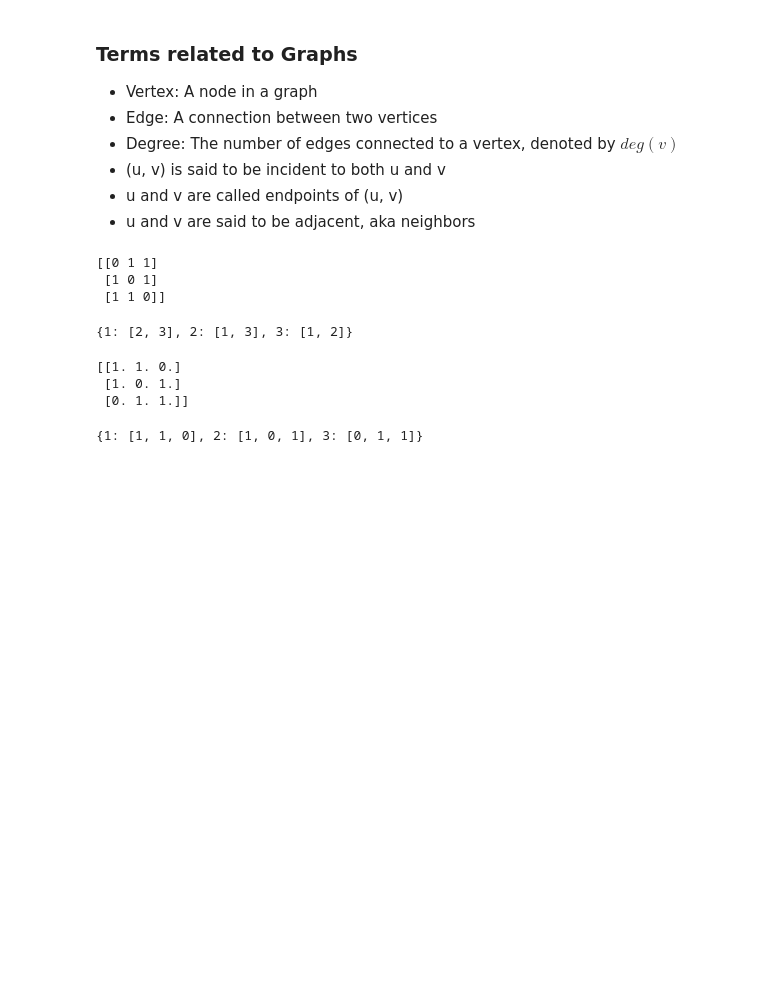
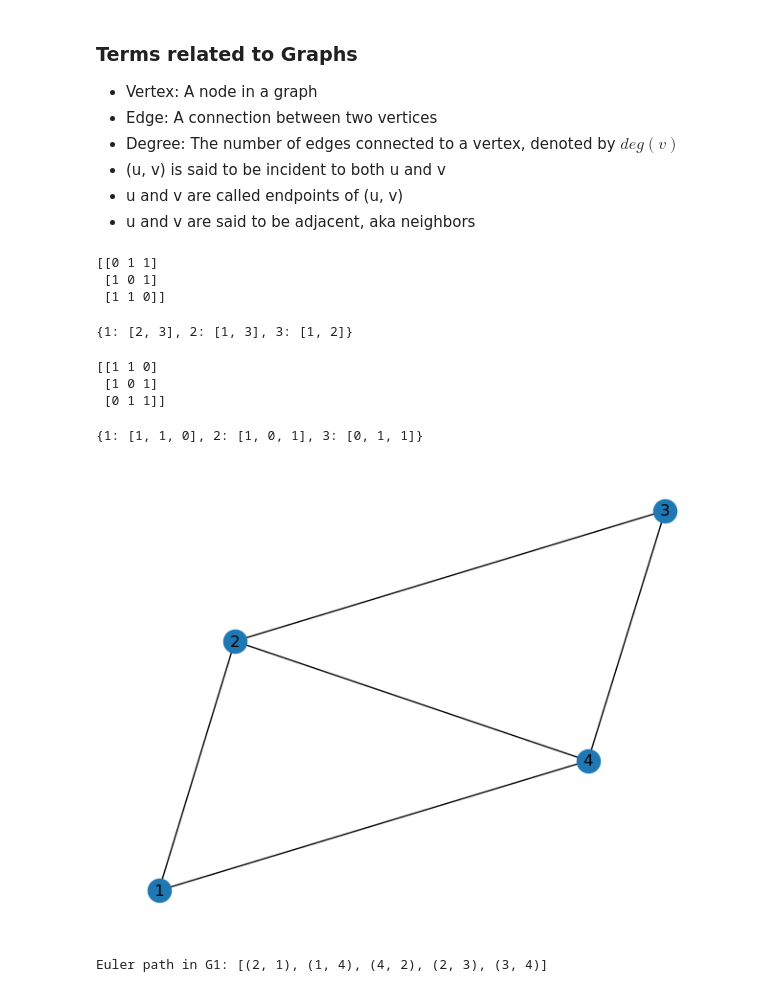
Before and after one commit to PeronGH/ICS-Y2S2, a Jupyter notebook: INT102/week3.ipynb, the cells around one changed output. Drawn from its saved outputs; the diff is of its cells as text; code cells hidden in the pictures; blank space fills up the shorter version.

Commit message:
feat: add euler path, bfs and dfs

```diff
--- a/INT102/week3.ipynb
+++ b/INT102/week3.ipynb
@@ -189,14 +190,14 @@ print(adj_list)
 {1: [2, 3], 2: [1, 3], 3: [1, 2]}
 # %%
 # convert to incidence matrix
-B = nx.incidence_matrix(G)
+B = nx.incidence_matrix(G).astype(np.int32)
 
 # print the incidence matrix
 print(B.todense())
 # %% [output]
-[[1. 1. 0.]
- [1. 0. 1.]
- [0. 1. 1.]]
+[[1 1 0]
+ [1 0 1]
+ [0 1 1]]
 # %%
 # convert to incidence list
 edge_list = [*G.edges]
@@ -209,3 +210,16 @@ for i, edge in enumerate(edge_list):
 print(inc_list)
 # %% [output]
 {1: [1, 1, 0], 2: [1, 0, 1], 3: [0, 1, 1]}
+# %%
+# Create a graph with an Euler path
+G1 = nx.Graph()
+G1.add_edges_from([(1, 2), (2, 3), (3, 4), (4, 1), (2, 4)])
+nx.draw(G1, with_labels=True)
+plt.show()
+
+# Compute and show an Euler path in the graph
+path1 = list(nx.eulerian_path(G1))
+print("Euler path in G1:", path1)
+# %% [output]
+[figure, added]
+Euler path in G1: [(2, 1), (1, 4), (4, 2), (2, 3), (3, 4)]
```
Also changed, not shown: parts of 5 cells of this notebook.
